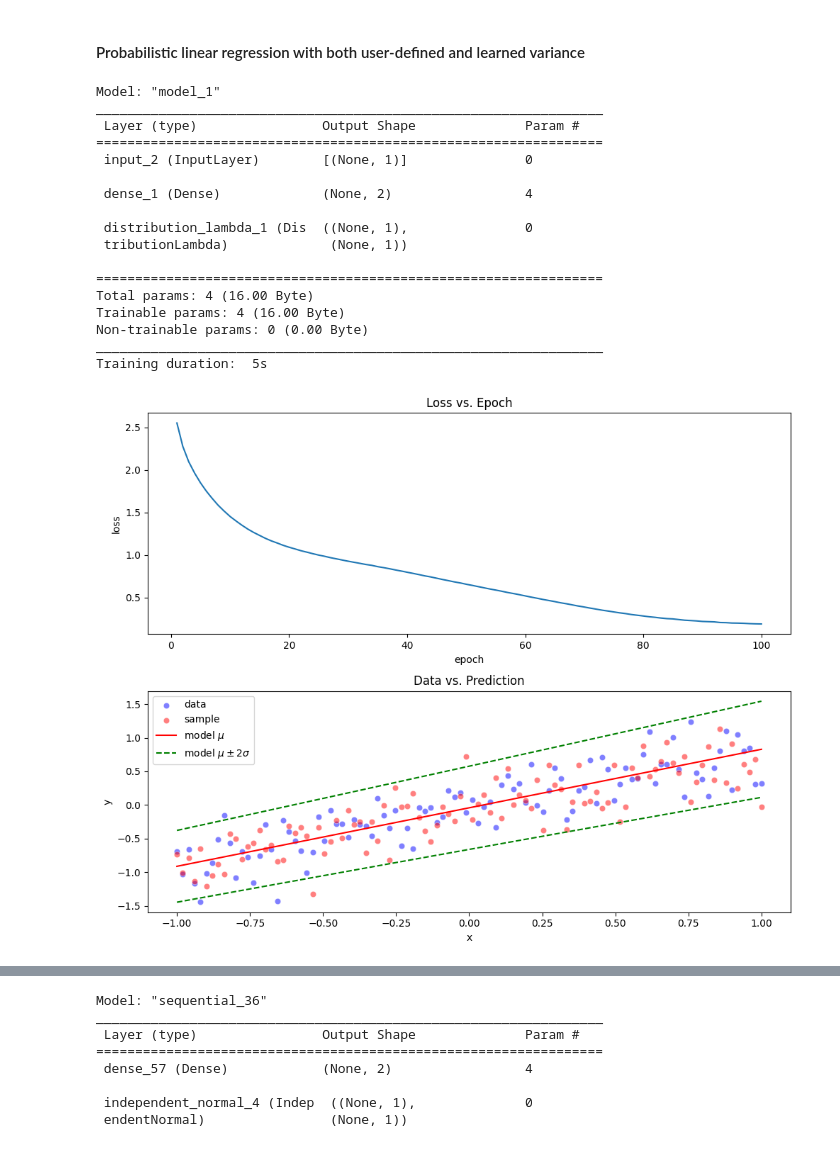
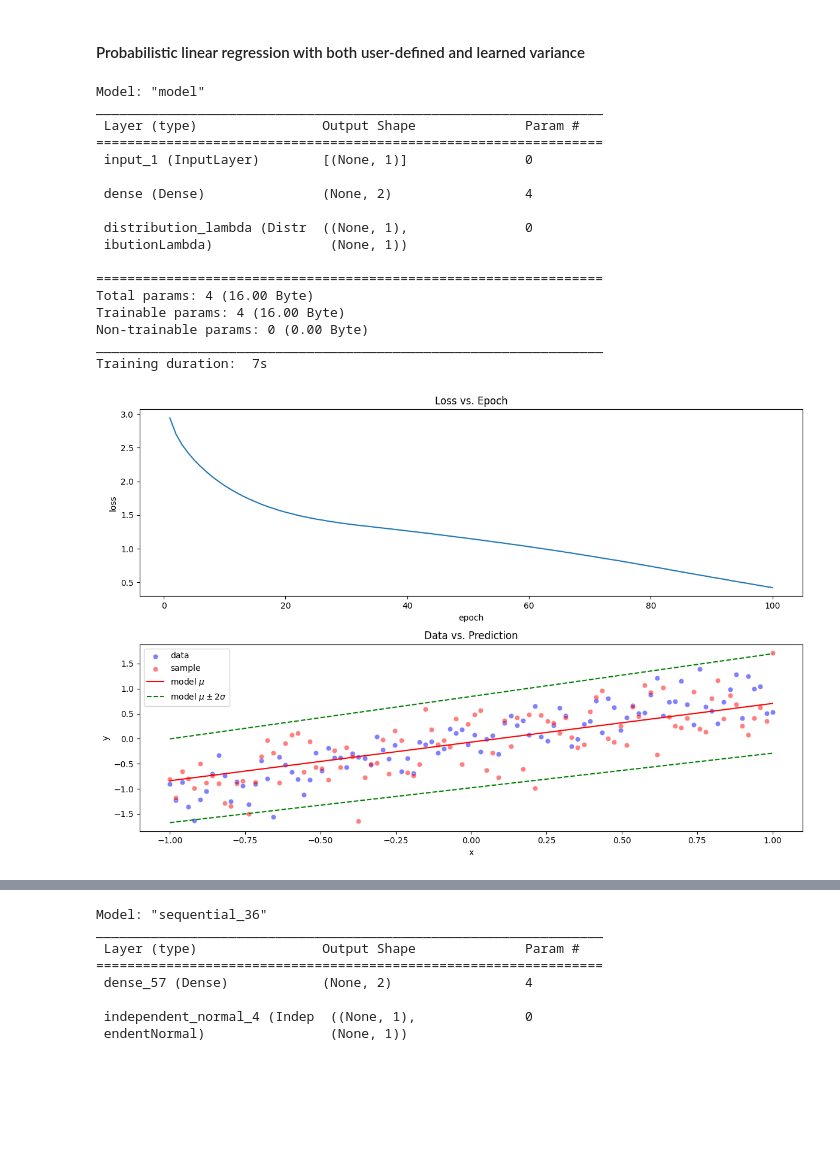
Before and after one commit to MengOonLee/Deep_learning, a Jupyter notebook: TensorFlow/Probabilistic/Bayesian/Bayesian.ipynb, the cells around one changed output, grey strips where cells are left out. Cells and saved outputs as stored; diff of their text form; code cells hidden in the pictures; blank space fills up the shorter version.

```diff
--- a/TensorFlow/Probabilistic/Bayesian/Bayesian.ipynb
+++ b/TensorFlow/Probabilistic/Bayesian/Bayesian.ipynb
@@ -40,7 +40,7 @@ h = tf_keras.layers.Dense(units=1, activation=tf.keras.activations.sigmoid,
     kernel_initializer=tf.constant_initializer(1),
     bias_initializer=tf.constant_initializer(0))(inputs=x)
 y = tfp.layers.DistributionLambda(make_distribution_fn=lambda t:
-    tfp.distributions.Bernoulli(probs=t, dtype=tf.float32),
+    tfp.distributions.Bernoulli(probs=t),
     convert_to_tensor_fn=tfp.distributions.Distribution.sample)(inputs=h)
 sampling_model = tf_keras.Model(inputs=x, outputs=y)
 sampling_model.summary()
@@ -96,7 +96,7 @@ h = tf_keras.layers.Dense(units=1, activation=tf.keras.activations.sigmoid,
     kernel_initializer=tf.constant_initializer(2),
     bias_initializer=tf.constant_initializer(2))(inputs=x)
 y = tfp.layers.DistributionLambda(make_distribution_fn=lambda t:
-    tfp.distributions.Bernoulli(probs=t, dtype=tf.float32),
+    tfp.distributions.Bernoulli(probs=t),
     convert_to_tensor_fn=tfp.distributions.Distribution.sample)(inputs=h)
 training_model = tf_keras.Model(inputs=x, outputs=y)
 training_model.summary()
@@ -436,9 +436,8 @@ import seaborn as sns
 
 # Create and plot 100 points of training data
 num_samples = 100
-x_train = tf.linspace(start=-1., stop=1., num=num_samples)
-x_train = tf.expand_dims(input=x_train, axis=-1)
-y_train = 0.79*x_train + 0.3*tf.random.normal(shape=(num_samples, 1))
+x_train = tf.linspace(start=-1., stop=1., num=num_samples)[:, tf.newaxis]
+y_train = x_train + 0.3*tf.random.normal(shape=(num_samples, 1))
 ds_train = tf.data.Dataset.from_tensor_slices(tensors=(x_train, y_train))
 ds_train = ds_train.cache().shuffle(buffer_size=len(y_train))
 ds_train = ds_train.batch(batch_size=32).prefetch(buffer_size=tf.data.AUTOTUNE)
@@ -469,7 +468,8 @@ h = tf_keras.layers.Dense(units=2)(inputs=x)
 y = tfp.layers.DistributionLambda(make_distribution_fn=lambda t:
     tfp.distributions.Independent(tfp.distributions.Normal(
             loc=t[:, :1], scale=tf.math.softplus(t[:, 1:])),
-        reinterpreted_batch_ndims=0))(inputs=h)
+        reinterpreted_batch_ndims=0),
+    convert_to_tensor_fn=tfp.distributions.Distribution.sample)(inputs=h)
 model = tf_keras.Model(inputs=x, outputs=y)
 model.summary()
 
@@ -529,60 +529,60 @@ for epoch in range(num_epochs):
 callbacks.on_train_end(logs=None)
 print("Training duration: %2.fs"%(time.time() - start_time))
 # %% [output]
-Model: "model_1"
+Model: "model"
 _________________________________________________________________
  Layer (type)                Output Shape              Param #
 =================================================================
- input_2 (InputLayer)        [(None, 1)]               0
+ input_1 (InputLayer)        [(None, 1)]               0
 
- dense_1 (Dense)             (None, 2)                 4
+ dense (Dense)               (None, 2)                 4
 
- distribution_lambda_1 (Dis  ((None, 1),               0
- tributionLambda)             (None, 1))
+ distribution_lambda (Distr  ((None, 1),               0
+ ibutionLambda)               (None, 1))
 
 =================================================================
 Total params: 4 (16.00 Byte)
 Trainable params: 4 (16.00 Byte)
 Non-trainable params: 0 (0.00 Byte)
 _________________________________________________________________
-Training duration:  5s
+Training duration:  7s
 # %%
 import pandas as pd
 import matplotlib.pyplot as plt
 import seaborn as sns
 
 df_history = pd.DataFrame(history)
 df_history["epoch"] = df_history.index + 1
 
-fig, (ax1, ax2) = plt.subplots(nrows=2, ncols=1, figsize=(10, 8))
-ax1.set_xlabel(xlabel="epoch")
-ax1.set_ylabel(ylabel="loss")
-ax1.set_title(label=f"Loss vs. Epoch")
-sns.lineplot(ax=ax1, data=df_history, x="epoch", y=f"train_loss")
+fig, axes = plt.subplots(nrows=2, ncols=1, figsize=(12, 8))
+axes[0].set_xlabel(xlabel="epoch")
+axes[0].set_ylabel(ylabel="loss")
+axes[0].set_title(label=f"Loss vs. Epoch")
+sns.lineplot(ax=axes[0], data=df_history, x="epoch", y=f"train_loss")
 
 # Plot the data and a sample from the model
 model.load_weights(ckptPath)
 distrib = model(inputs=x_train)
 y_pred = distrib.sample()
 mean_pred = distrib.mean()
 sd_pred = distrib.stddev()
 
-ax2.set_xlabel(xlabel="x")
-ax2.set_ylabel(ylabel="y")
-ax2.set_title(label=f"Data vs. Prediction")
-sns.scatterplot(ax=ax2, label="data", color="blue", alpha=0.5,
+axes[1].set_xlabel(xlabel="x")
+axes[1].set_ylabel(ylabel="y")
+axes[1].set_title(label=f"Data vs. Prediction")
+sns.scatterplot(ax=axes[1], label="data", color="blue", alpha=0.5,
     x=x_train[:, 0], y=y_train[:, 0])
-sns.scatterplot(ax=ax2, label="sample", color="red", alpha=0.5,
+sns.scatterplot(ax=axes[1], label="sample", color="red", alpha=0.5,
     x=x_train[:, 0], y=y_pred[:, 0])
-sns.lineplot(ax=ax2, label="model $\mu$", color="red",
+sns.lineplot(ax=axes[1], label="model $\mu$", color="red",
     x=x_train[:, 0], y=mean_pred[:, 0])
-sns.lineplot(ax=ax2, label="model $\mu \pm 2 \sigma$", color="green",
+sns.lineplot(ax=axes[1], label="model $\mu \pm 2 \sigma$", color="green",
     linestyle="--", x=x_train[:, 0], y=mean_pred[:, 0] + 2*sd_pred[:, 0])
-sns.lineplot(ax=ax2, color="green", linestyle="--",
+sns.lineplot(ax=axes[1], color="green", linestyle="--",
     x=x_train[:, 0], y=mean_pred[:, 0] - 2*sd_pred[:, 0])
-ax2.legend()
+axes[1].legend(loc="best")
 
 fig.tight_layout()
 plt.show()
 # %% [output]
-[figure, old version]
+[figure, new version]
```
Also changed, not shown: parts of 4 cells of this notebook.
